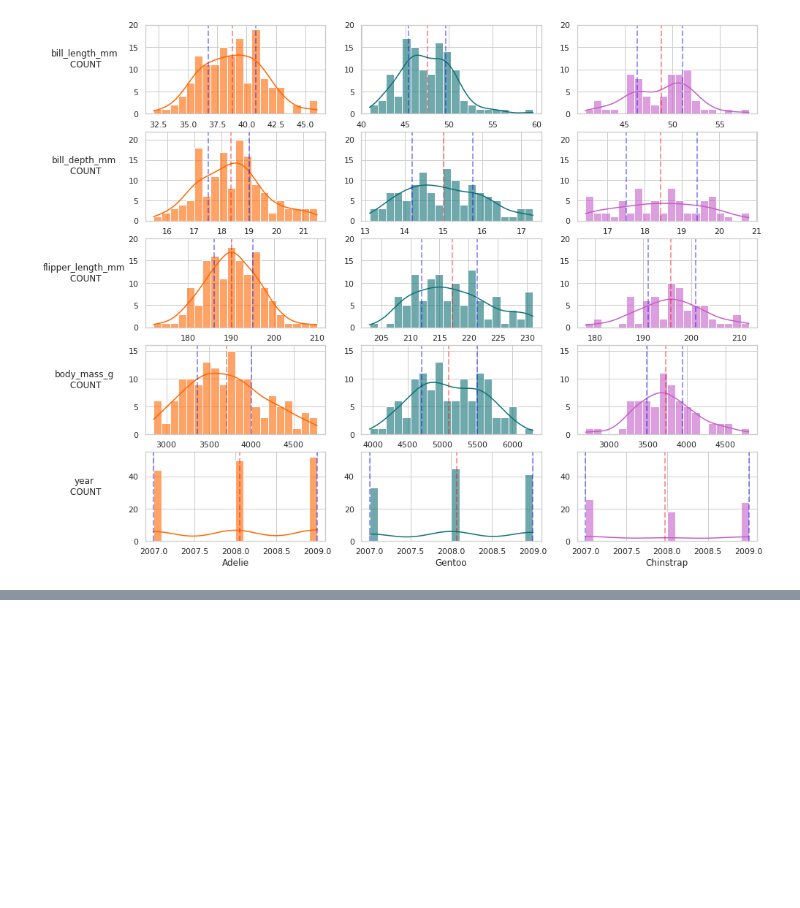
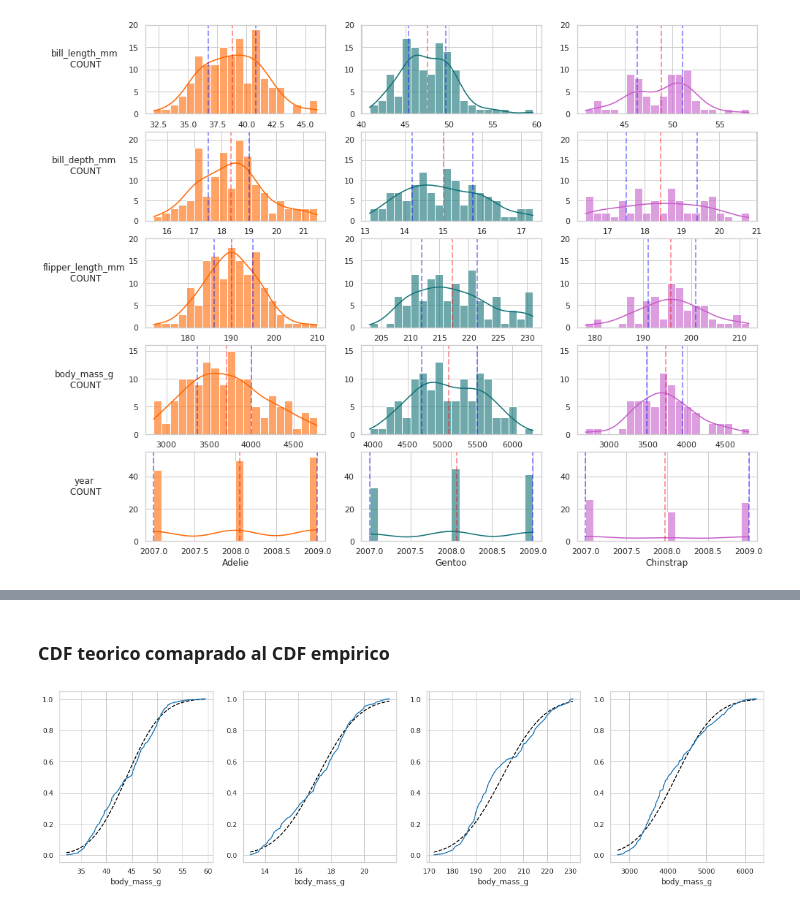
Before and after one commit to mazzaroli/EDA, a Jupyter notebook: project/notebook.ipynb, the cells around one changed output, grey strips where cells are left out. Cells and saved outputs as stored; diff of their text form; code cells hidden in the pictures; blank space fills up the shorter version.

```diff
--- a/project/notebook.ipynb
+++ b/project/notebook.ipynb
@@ -302,0 +405,21 @@ for i in range(len(numeric_columns)):
+# %% [markdown]
+### CDF teorico comaprado al CDF empirico
+# %%
+fig,ax = plt.subplots(1,len(numeric_columns)-1, figsize=(20,5))
+
+for i in range(len(numeric_columns)-1):
+    stats = penguins_df[numeric_columns[i]].describe()
+
+    xs = np.linspace(stats['min'],stats['max'])
+    ys = scipy.stats.norm(stats['mean'], stats['std']).cdf(xs)
+
+    ax[i].plot(xs,ys, color='black', linestyle='--')
+
+    #grafica de la distribucion de los datos reales
+    ax[i].plot(empiricaldist.Cdf.from_seq(
+        penguins_df[numeric_columns[i]],
+        normalize=True
+    ))
+    ax[i].set_xlabel(numeric_columns[j])
+# %% [output]
+[figure, added]
```
Also changed, not shown: parts of 15 cells of this notebook, 1 other file.
